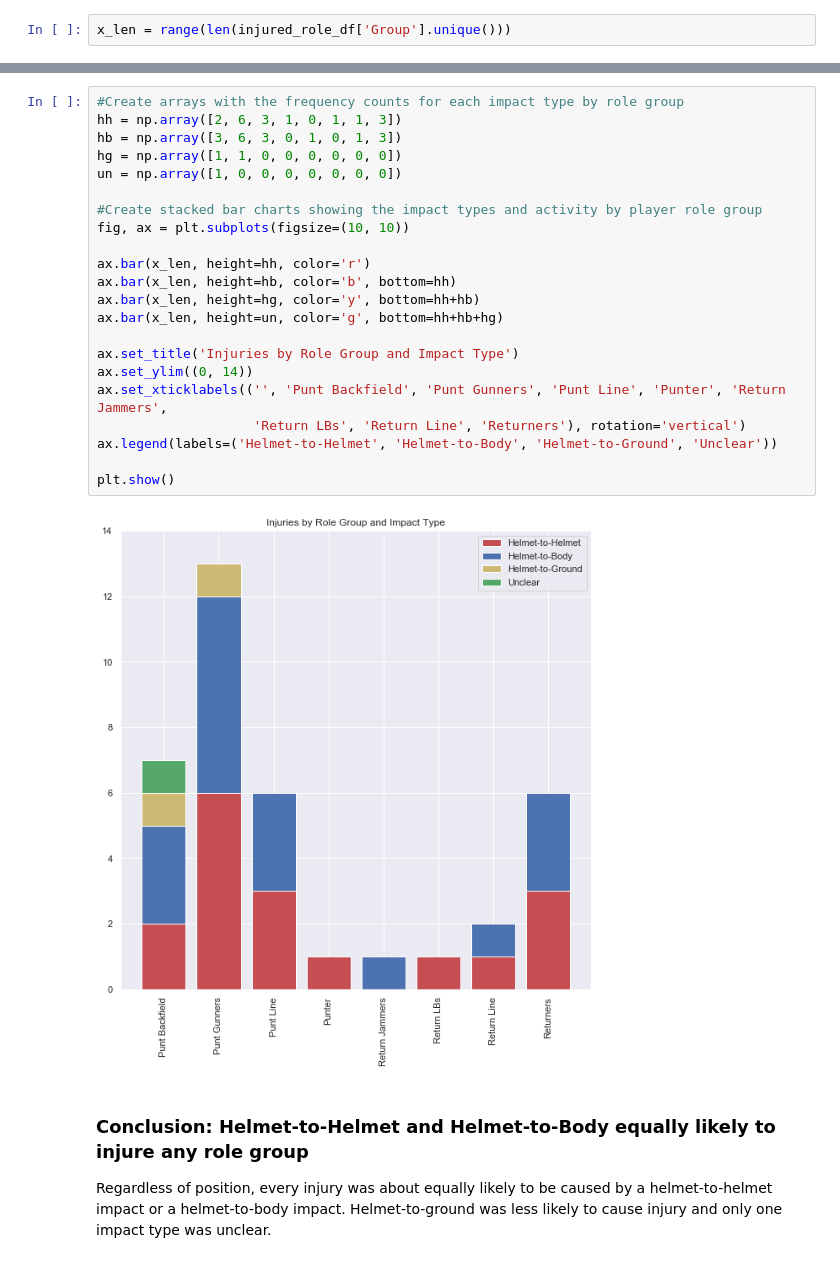
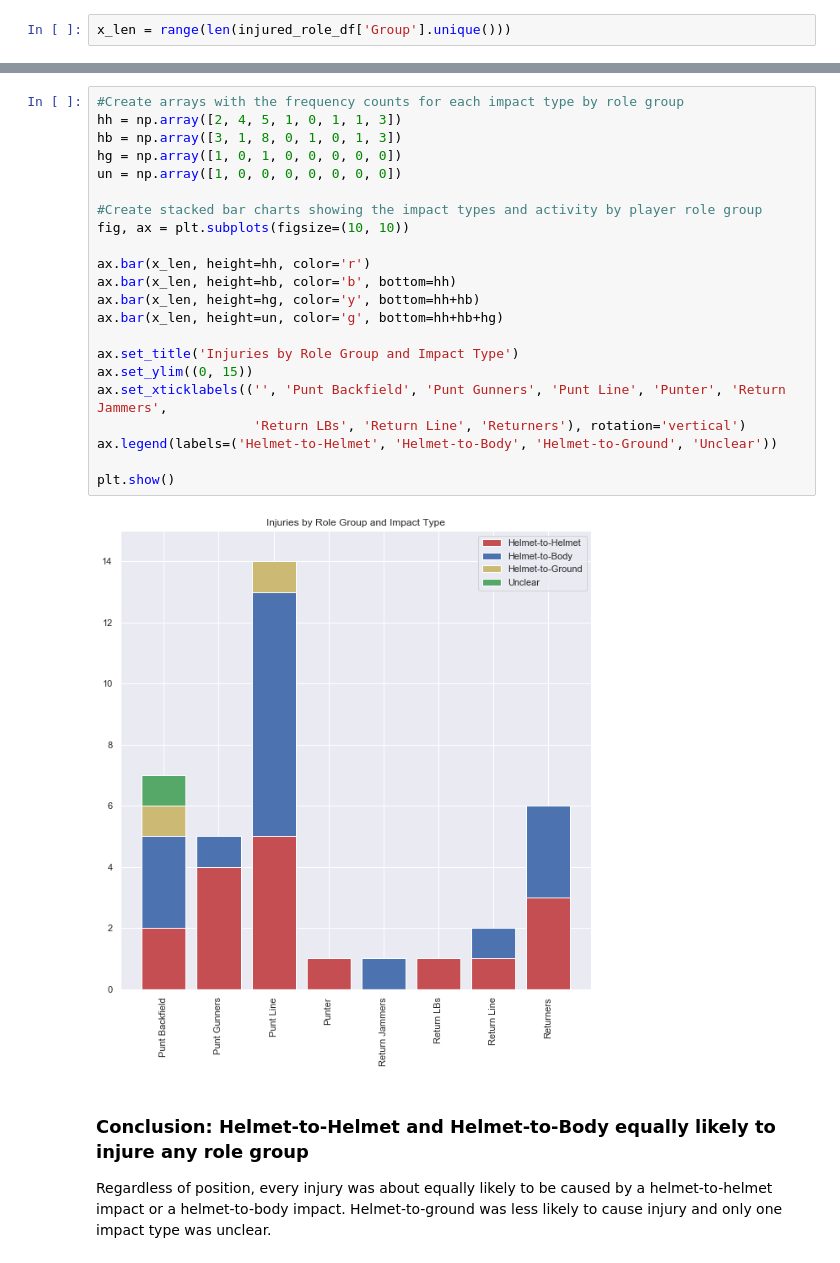
Before and after one commit to tjeffkessler/punt_analytics, a Jupyter notebook: Analytic Report Final.ipynb, the cells around one changed output, grey strips where cells are left out. Cells and saved outputs as stored; diff of their text form.

```diff
--- a/Analytic Report Final.ipynb
+++ b/Analytic Report Final.ipynb
@@ -519,28 +519,28 @@ Returners       Helmet-to-body         3
 dtype: int64
 # %%
 #Create arrays with the frequency counts for each impact type by role group
-hh = np.array([2, 6, 3, 1, 0, 1, 1, 3])
-hb = np.array([3, 6, 3, 0, 1, 0, 1, 3])
-hg = np.array([1, 1, 0, 0, 0, 0, 0, 0])
+hh = np.array([2, 4, 5, 1, 0, 1, 1, 3])
+hb = np.array([3, 1, 8, 0, 1, 0, 1, 3])
+hg = np.array([1, 0, 1, 0, 0, 0, 0, 0])
 un = np.array([1, 0, 0, 0, 0, 0, 0, 0])
 
 #Create stacked bar charts showing the impact types and activity by player role group
 fig, ax = plt.subplots(figsize=(10, 10))
 
 ax.bar(x_len, height=hh, color='r')
 ax.bar(x_len, height=hb, color='b', bottom=hh)
 ax.bar(x_len, height=hg, color='y', bottom=hh+hb)
 ax.bar(x_len, height=un, color='g', bottom=hh+hb+hg)
 
 ax.set_title('Injuries by Role Group and Impact Type')
-ax.set_ylim((0, 14))
+ax.set_ylim((0, 15))
 ax.set_xticklabels(('', 'Punt Backfield', 'Punt Gunners', 'Punt Line', 'Punter', 'Return Jammers',
                     'Return LBs', 'Return Line', 'Returners'), rotation='vertical')
 ax.legend(labels=('Helmet-to-Helmet', 'Helmet-to-Body', 'Helmet-to-Ground', 'Unclear'))
 
 plt.show()
 # %% [output]
-[figure, old version]
+[figure, new version]
 # %% [markdown]
 ### Conclusion: Helmet-to-Helmet and Helmet-to-Body equally likely to injure any role group
 
```
Also changed, not shown: parts of 9 cells of this notebook.
